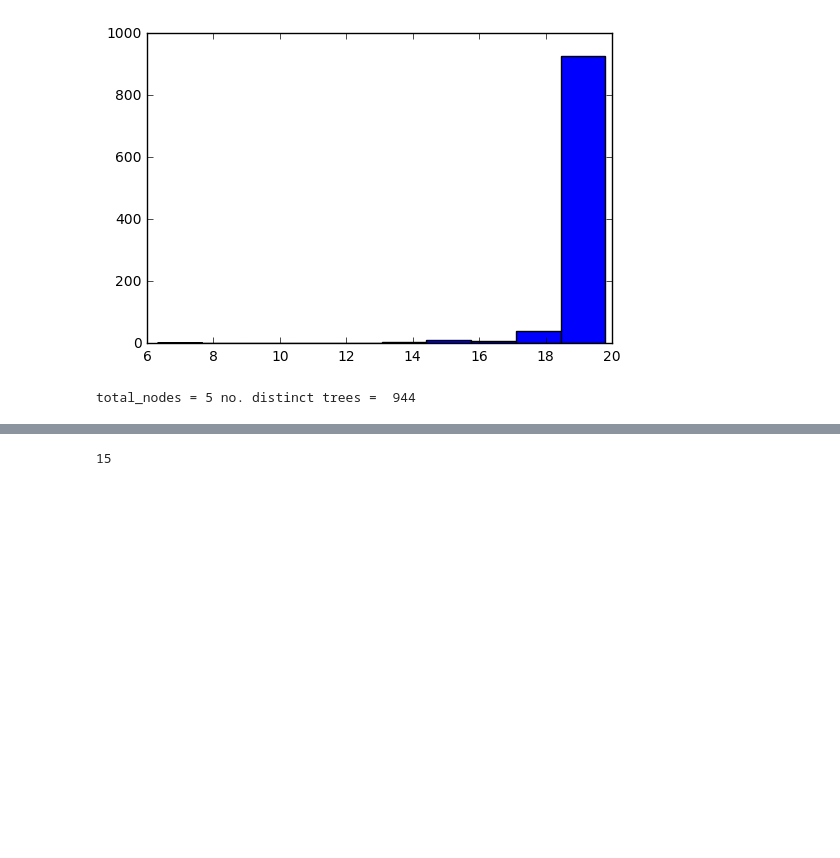
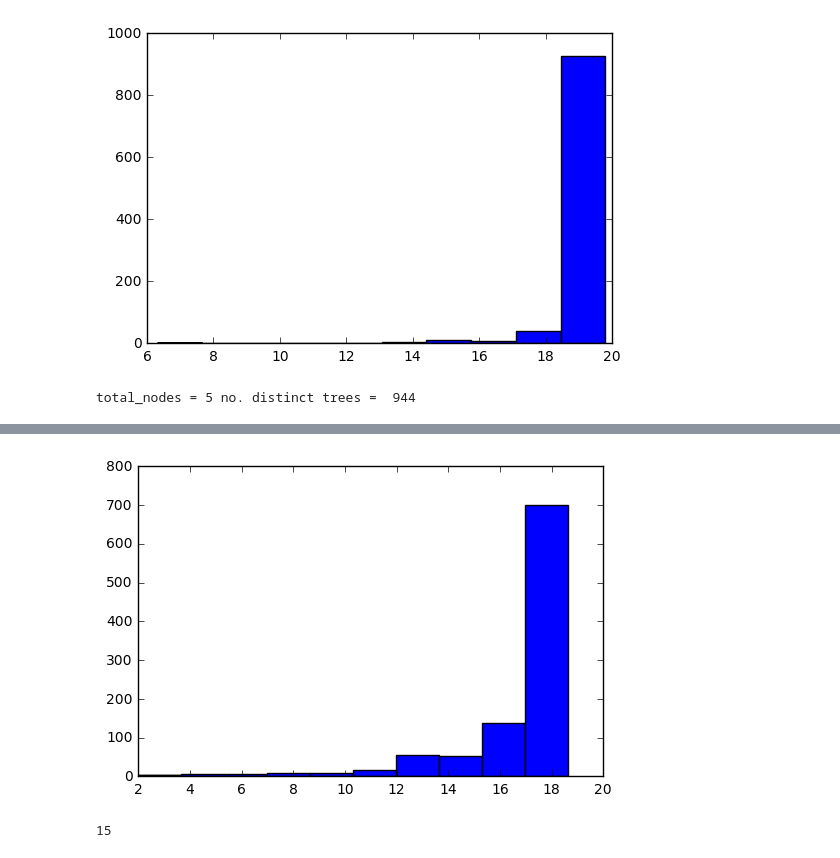
Before and after one commit to alejandro-mc/trees, a Jupyter notebook: Rand_Trees.ipynb, the cells around one changed output, grey strips where cells are left out. Saved outputs shown, nothing was run; the diff lists cells and outputs as text; code cells hidden in the pictures; blank space fills up the shorter version.

```diff
--- a/Rand_Trees.ipynb
+++ b/Rand_Trees.ipynb
@@ -392,3 +468,8 @@ total_nodes = 5 no. distinct trees =  944
+# %%
+plt.hist(datapoints[:,1],bins=10)
+plt.show()
+# %% [output]
+[figure, added]
 # %%
 # %% [output]
 15
```
Also changed, not shown: parts of 7 cells of this notebook.
